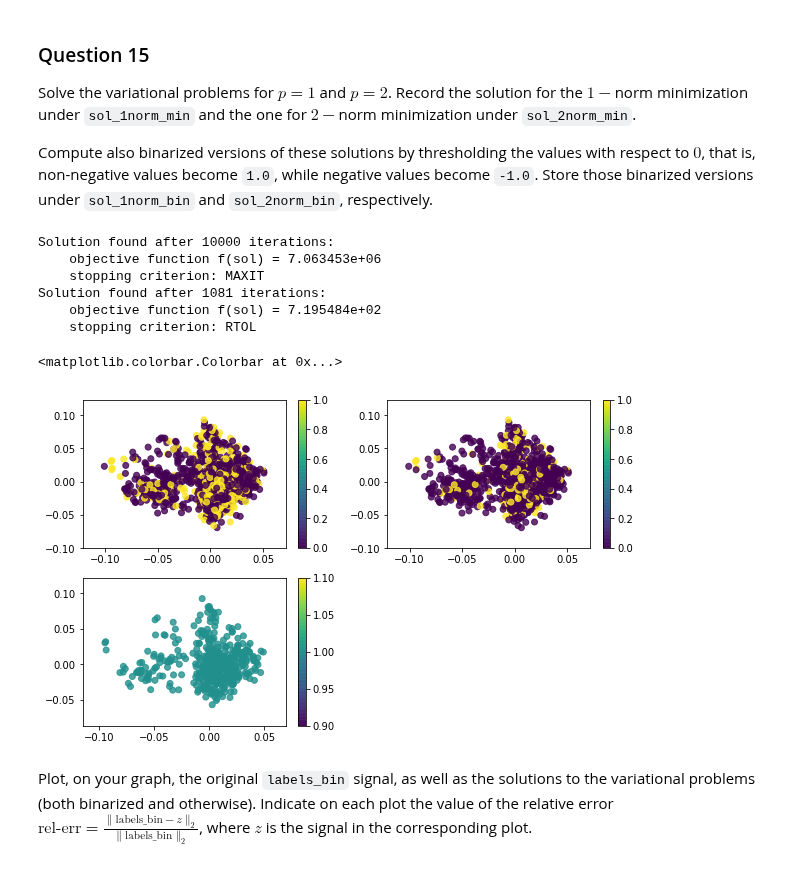
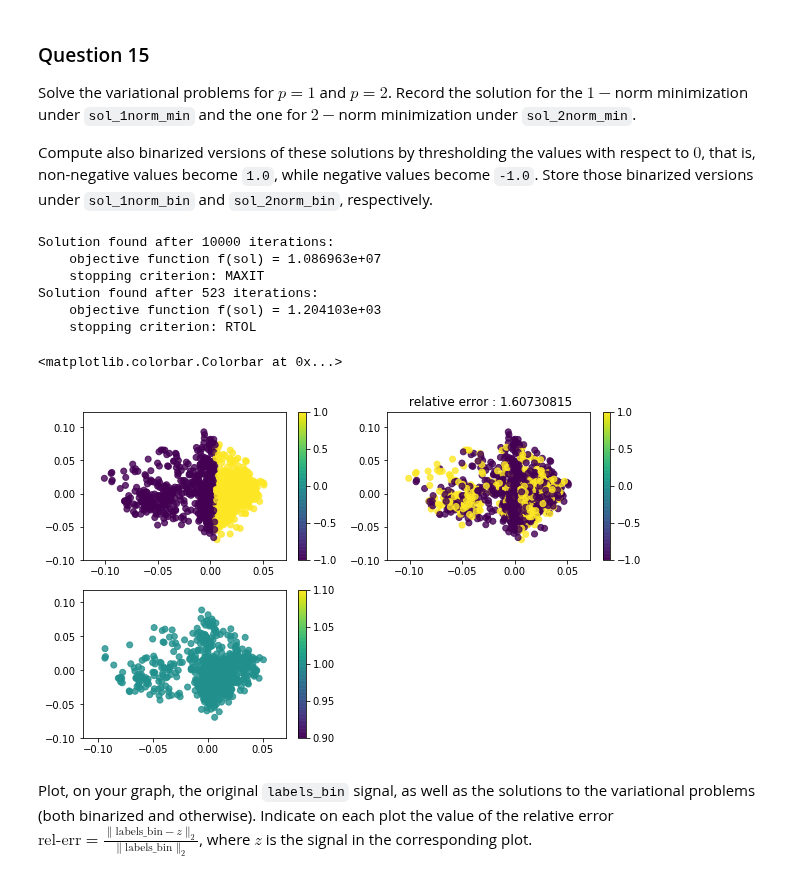
Before and after one commit to vndk36/Project_ntds2018, a Jupyter notebook: Milestone_4/4_HPCF_Hugo.ipynb, the cells around one changed output. Saved outputs shown, nothing was run; the diff lists cells and outputs as text; code cells hidden in the pictures.

```diff
--- a/Milestone_4/4_HPCF_Hugo.ipynb
+++ b/Milestone_4/4_HPCF_Hugo.ipynb
@@ -537,0 +544,16 @@ array([1, 0, 1, 0, 0, 1, 1, 1, 0, 0, 1, 0, 0, 0, 1, 0, 1, 0, 0, 0])
+# %%
+labels_bin = np.where(labels[:,1] < 70, -1, 1)
+labels_bin[:20]
+
+
+# Testing with an eigenvector as it is smooth over the graph
+labels_bin = np.where(U[1] < np.median(U[1]), -1, 1)
+
+plt.figure(figsize=(10,3))
+plt.subplot(121)
+plt.scatter(U[1], U[2], c=U[1], alpha=0.8)
+plt.colorbar()
+
+plt.subplot(122)
+plt.scatter(U[1], U[2], c=labels_bin, alpha=0.8)
+plt.colorbar()
@@ -540,7 +565,7 @@ Now, subsample this binarized label signal by $70\%$ by choosing, uniformly at r
 
 You will do this by computing a "measurement mask" vector `w` with `1.0`'s at the measured coordinates, and $0.0$'s otherwise.
 # %%
-mn_ratio = 0.3
+mn_ratio = 0.5
 m = int(mn_ratio * n_nodes)  # Number of measurements.
 
 # They call me " The King of the One-Line Code"
@@ -668,32 +695,37 @@ sol_2norm_min = graph_pnorm_interpolation(gradient, P, x0=np.random.randn(n_node
 
 threshold = 0
 
-sol_1norm_bin = np.where(sol_1norm_min < threshold, 0, 1)
+sol_1norm_bin = np.where(sol_1norm_min < threshold, -1, 1)
 
-sol_2norm_bin = np.where(sol_2norm_min < threshold, 0, 1)
+sol_2norm_bin = np.where(sol_2norm_min < threshold, -1, 1)
 # %% [output]
 Solution found after 10000 iterations:
-    objective function f(sol) = 7.063453e+06
+    objective function f(sol) = 1.086963e+07
     stopping criterion: MAXIT
-Solution found after 1081 iterations:
-    objective function f(sol) = 7.195484e+02
+Solution found after 523 iterations:
+    objective function f(sol) = 1.204103e+03
     stopping criterion: RTOL
 # %%
 plt.figure(figsize=(10,6))
 plt.subplot(221)
 plt.scatter(U[1], U[2], c=labels_bin, alpha=0.8)
 plt.colorbar()
 
+
+# No idea why I have to take -sol????
 plt.subplot(222)
-plt.scatter(U[1], U[2], c=1-sol_1norm_bin, alpha=0.8)
+rel_err = (np.linalg.norm(labels_bin - sol_1norm_bin)/(np.linalg.norm(labels_bin)))
+plt.title(" relative error : " + np.array2string(rel_err))
+plt.scatter(U[1], U[2], c= -sol_1norm_bin, alpha=0.8)
 plt.colorbar()
 
+# Plotting the "mask" to see which points should have same values in the two top plots
 plt.subplot(223)
 plt.scatter(U[1], U[2], c = w, alpha = 0.8)
 plt.colorbar()
 # %% [output]
 <matplotlib.colorbar.Colorbar at 0x...>
-[figure, old version]
+[figure, new version]
 # %% [markdown]
 Plot, on your graph, the original `labels_bin` signal, as well as the solutions to the variational problems (both binarized and otherwise). Indicate on each plot the value of the relative error $\text{rel-err} = \frac{\|\text{labels_bin} - z\|_2}{\|\text{labels_bin}\|_2}$, where $z$ is the signal in the corresponding plot.
 # %% [markdown]
```
Also changed, not shown: parts of 13 cells of this notebook.
